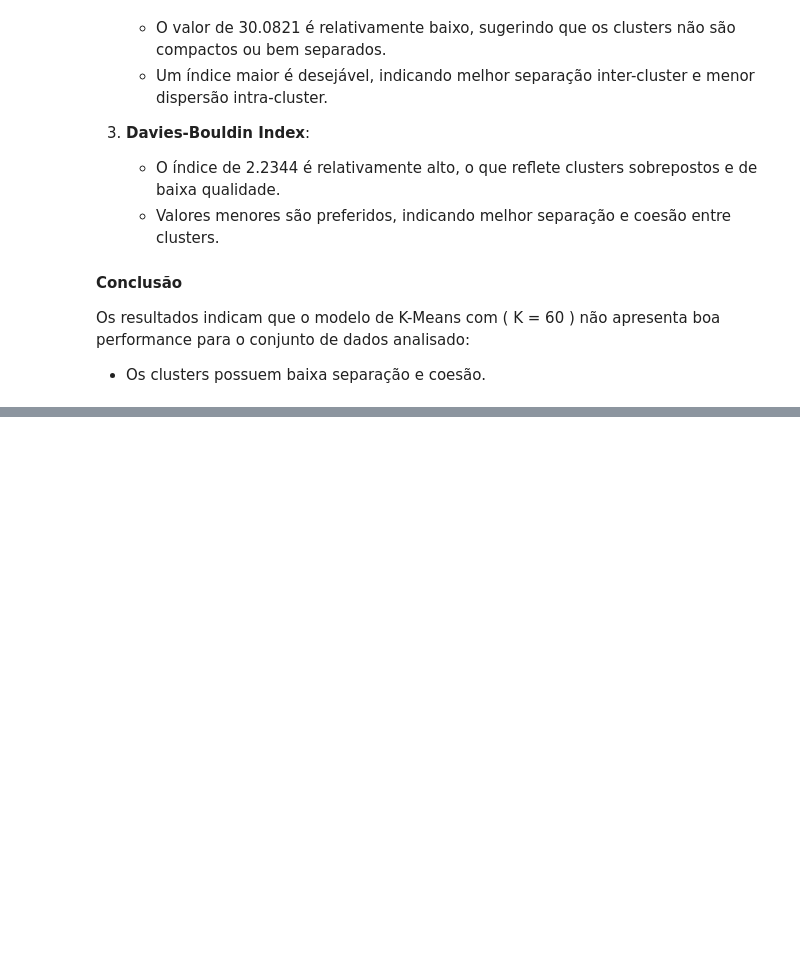
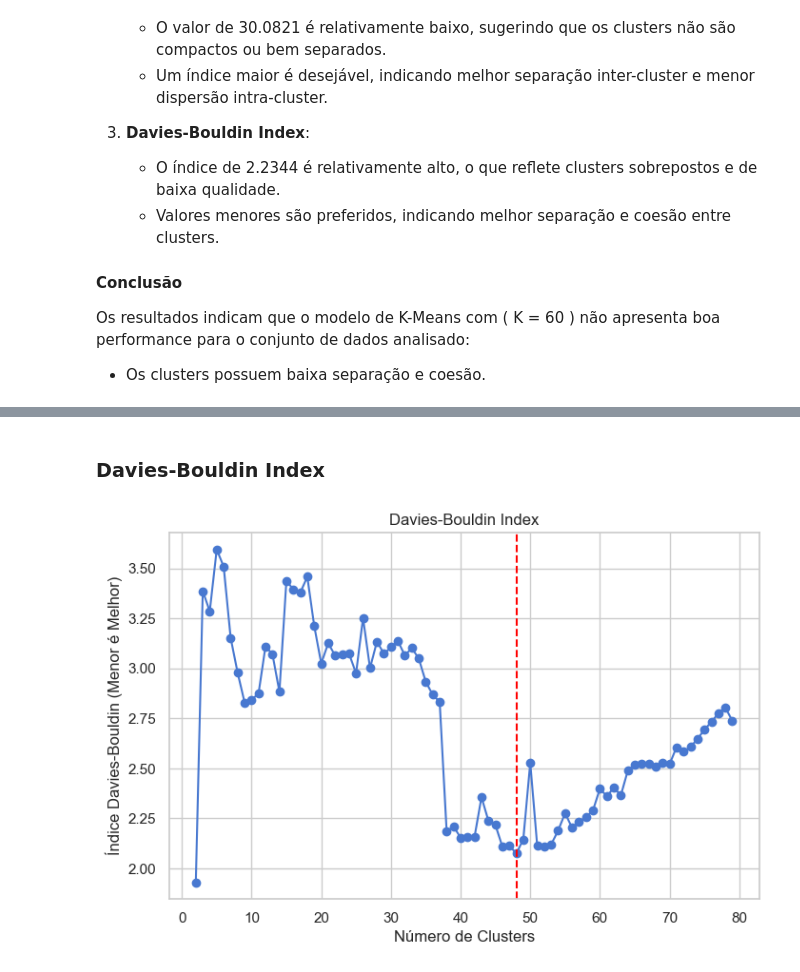
Before and after one commit to EricRLeao1311/INF1038---APRENDIZADO-AUTOMATICO, a Jupyter notebook: genre_clustering.ipynb, the cells around one changed output, grey strips where cells are left out. Cells and saved outputs as stored; diff of their text form; code cells hidden in the pictures; blank space fills up the shorter version.

```diff
--- a/genre_clustering.ipynb
+++ b/genre_clustering.ipynb
@@ -2027,0 +2149,19 @@ Os resultados indicam que o modelo de K-Means com \( K = 60 \) não apresenta bo
+# %% [markdown]
+### Davies-Bouldin Index
+# %%
+davies_scores = []
+for n in smaller_nb_clusters:
+    spectral = SpectralClustering(n_clusters=n, random_state=42, affinity = "nearest_neighbors")
+    labels = spectral.fit_predict(data)
+    davies_scores.append(davies_bouldin_score(data, labels))
+
+plt.figure(figsize=(8, 5))
+plt.plot(smaller_nb_clusters, davies_scores, marker='o')
+plt.axvline(x=48, color='red', linestyle='--', label="Optimal Cluster (48)")
+plt.title("Davies-Bouldin Index")
+plt.xlabel("Número de Clusters")
+plt.ylabel("Índice Davies-Bouldin (Menor é Melhor)")
+plt.grid(True)
+plt.show()
+# %% [output]
+[figure, added]
```
Also changed, not shown: parts of 27 cells of this notebook.
